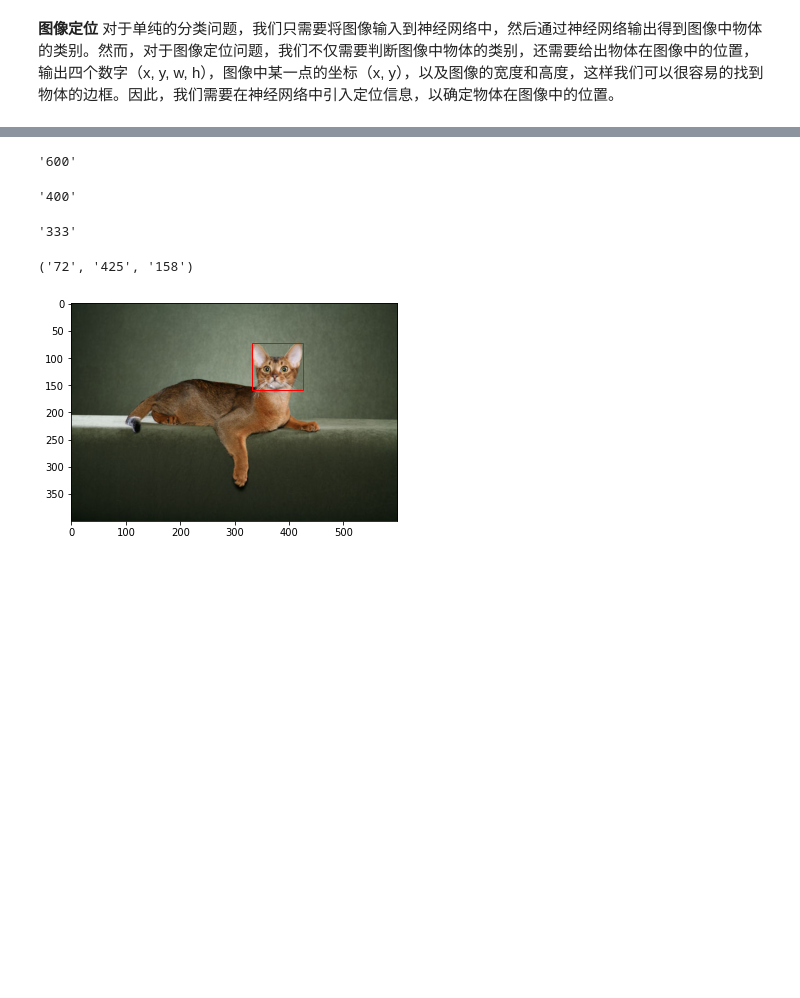
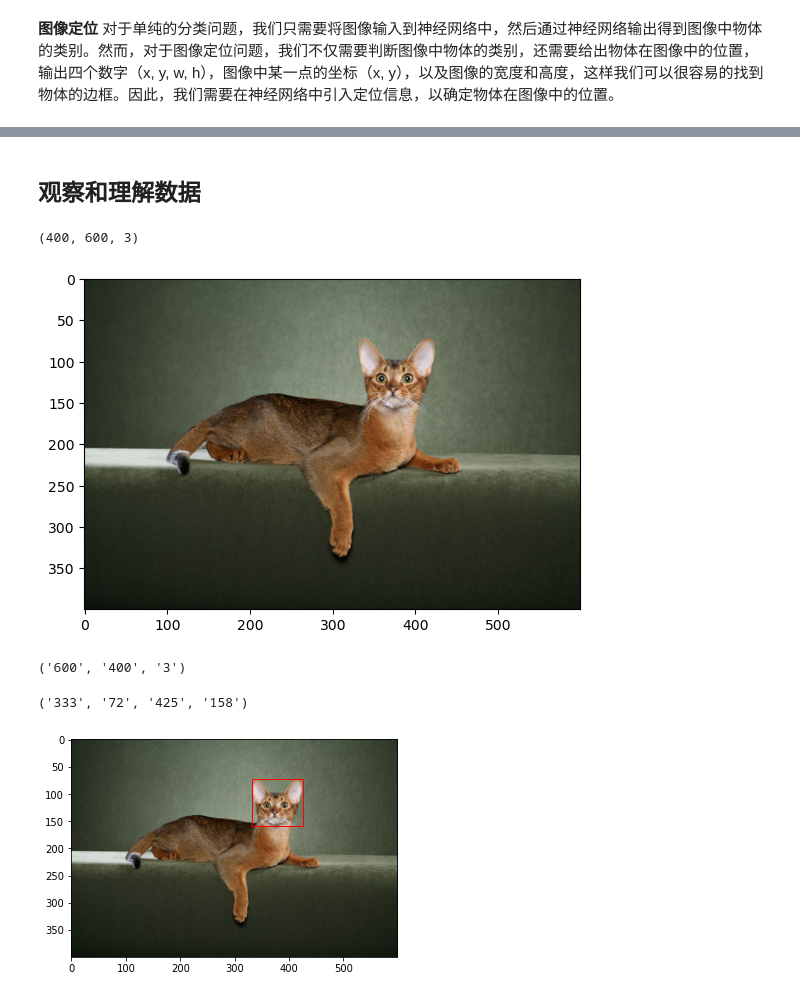
Before and after one commit to LiuBaiWan592/Pytorch-Deep-Learning, a Jupyter notebook: RiYueGuangHua/19. Image localization and segmentation.ipynb, the cells around one changed output, grey strips where cells are left out. Saved outputs shown, nothing was run; the diff lists cells and outputs as text; code cells hidden in the pictures; blank space fills up the shorter version.

Commit message:
Add ‘19. Image localization and segmentation’， Observing and understanding data

```diff
--- a/RiYueGuangHua/19. Image localization and segmentation.ipynb
+++ b/RiYueGuangHua/19. Image localization and segmentation.ipynb
@@ -53,23 +36,34 @@ sel = etree.HTML(xml)
-# %%
-width = sel.xpath('//size/width/text()')[0]
-width
-# %% [output]
-'600'
-# %%
-height = sel.xpath('//size/height/text()')[0]
-height
-# %% [output]
-'400'
-# %%
-xmin = sel.xpath('//bndbox/xmin/text()')[0]
-xmin
-# %% [output]
-'333'
+# %% [markdown]
+## 观察和理解数据
+# %%
+# 读取第一张图片
+pil_img = Image.open(r'./dataset/Oxford-IIIT Pets Dataset/images/Abyssinian_1.jpg')
+np_img = np.array(pil_img)
+print(np_img.shape)
+
+plt.imshow(np_img)
+plt.show()
+# %% [output]
+(400, 600, 3)
+[figure, added]
+# %%
+# 读取第一张图片的xml文件
+xml = open(r'./dataset/Oxford-IIIT Pets Dataset/annotations/xmls/Abyssinian_1.xml').read()
+selection = etree.HTML(xml)
+
+# 获取图像的尺寸
+width = selection.xpath('//size/width/text()')[0]
+height = selection.xpath('//size/height/text()')[0]
+depth = selection.xpath('//size/depth/text()')[0]
+width, height, depth
+# %% [output]
+('600', '400', '3')
 # %%
-ymin = sel.xpath('//bndbox/ymin/text()')[0]
-xmax = sel.xpath('//bndbox/xmax/text()')[0]
-ymax = sel.xpath('//bndbox/ymax/text()')[0]
+# 获取图像中猫头的位置
+xmin = selection.xpath('//bndbox/xmin/text()')[0]
+ymin = selection.xpath('//bndbox/ymin/text()')[0]
+xmax = selection.xpath('//bndbox/xmax/text()')[0]
+ymax = selection.xpath('//bndbox/ymax/text()')[0]
+xmin, ymin, xmax, ymax
+# %% [output]
+('333', '72', '425', '158')
-# %%
-ymin, xmax, ymax
-# %% [output]
-('72', '425', '158')
```
Also changed, not shown: parts of 12 cells of this notebook.
